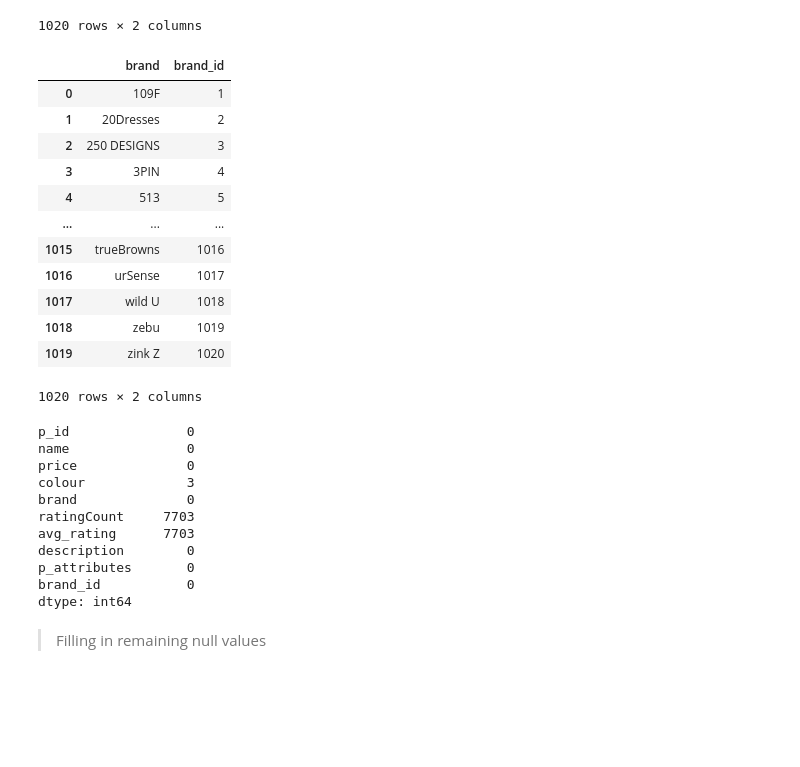
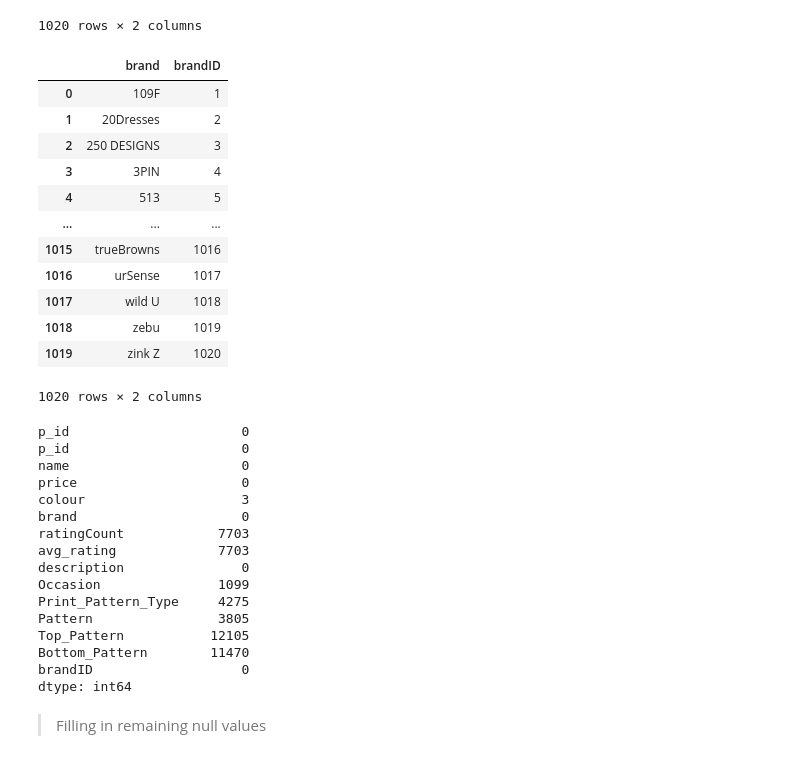
Before and after one commit to raccoonwithasword/big-data-assessment-2, a Jupyter notebook: DAT7015 Assessment 2.ipynb, the cells around one changed output. Cells and saved outputs as stored; diff of their text form; code cells hidden in the pictures; blank space fills up the shorter version.

```diff
--- a/DAT7015 Assessment 2.ipynb
+++ b/DAT7015 Assessment 2.ipynb
@@ -360,10 +360,10 @@ new_id
 | 1019 | zink Z | NaN |
 1020 rows × 2 columns
 # %%
-new_id.loc[:, 'brand_id'] = range(1, 1021)
-new_id
+new_id.loc[:, 'brandID'] = range(1, 1021)
+new_id.drop('brand_id', axis = 'columns')
 # %% [output]
-|  | brand | brand_id |
+|  | brand | brandID |
 | 0 | 109F | 1 |
 | 1 | 20Dresses | 2 |
 | 2 | 250 DESIGNS | 3 |
@@ -377,19 +377,25 @@ new_id
 | 1019 | zink Z | 1020 |
 1020 rows × 2 columns
 # %%
-dataset_final = sqldf("select p_id, merged_dataset.name, merged_dataset.price, merged_dataset.colour, merged_dataset.brand, merged_dataset.ratingCount, merged_dataset.avg_rating, merged_dataset.description, merged_dataset.p_attributes, new_id.brand_id from merged_dataset left join new_id on (merged_dataset.brand = new_id.brand)")
+dataset_final = sqldf("select p_id, merged_dataset.*, new_id.brandID from merged_dataset left join new_id on (merged_dataset.brand = new_id.brand)")
+dataset_final.drop(['brand_id','brand_name'], axis = 'columns', inplace = True)
 dataset_final.isna().sum()
 # %% [output]
-p_id               0
-name               0
-price              0
-colour             3
-brand              0
-ratingCount     7703
-avg_rating      7703
-description        0
-p_attributes       0
-brand_id           0
+p_id                      0
+p_id                      0
+name                      0
+price                     0
+colour                    3
+brand                     0
+ratingCount            7703
+avg_rating             7703
+description               0
+Occasion               1099
+Print_Pattern_Type     4275
+Pattern                3805
+Top_Pattern           12105
+Bottom_Pattern        11470
+brandID                   0
 dtype: int64
 # %% [markdown]
 >Filling in remaining null values
```
Also changed, not shown: parts of 40 cells of this notebook.
